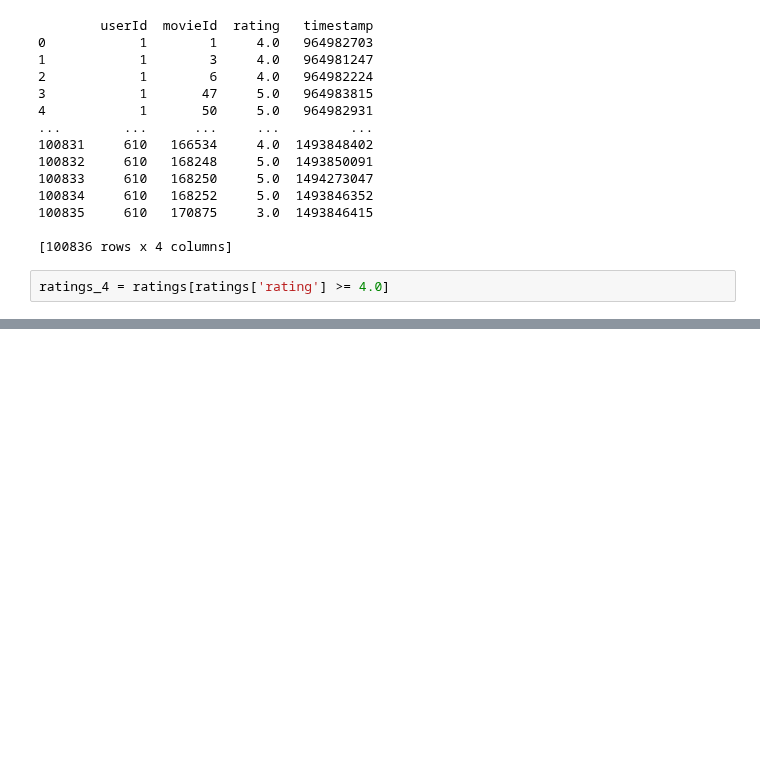
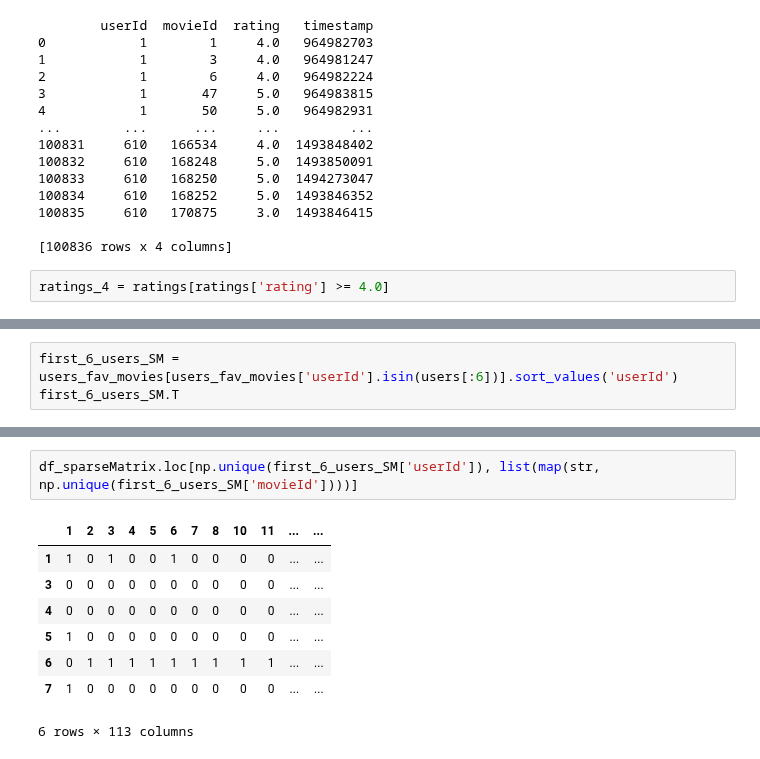
Before and after one commit to Sunthas515/420-1, a Jupyter notebook: Assessment 1C/Question1.ipynb, the cells around one changed output, grey strips where cells are left out. Saved outputs shown, nothing was run; the diff lists cells and outputs as text; blank space fills up the shorter version.

```diff
--- a/Assessment 1C/Question1.ipynb
+++ b/Assessment 1C/Question1.ipynb
@@ -126,0 +176,3 @@ user_movies.T
+# %%
+first_6_users_SM = users_fav_movies[users_fav_movies['userId'].isin(users[:6])].sort_values('userId')
+first_6_users_SM.T
@@ -126,0 +186,11 @@ user_movies.T
+# %%
+df_sparseMatrix.loc[np.unique(first_6_users_SM['userId']), list(map(str, np.unique(first_6_users_SM['movieId'])))]
+# %% [output]
+|  | 1 | 2 | 3 | 4 | 5 | 6 | 7 | 8 | 10 | 11 | ... | ... |
+| 1 | 1 | 0 | 1 | 0 | 0 | 1 | 0 | 0 | 0 | 0 | ... | ... |
+| 3 | 0 | 0 | 0 | 0 | 0 | 0 | 0 | 0 | 0 | 0 | ... | ... |
+| 4 | 0 | 0 | 0 | 0 | 0 | 0 | 0 | 0 | 0 | 0 | ... | ... |
+| 5 | 1 | 0 | 0 | 0 | 0 | 0 | 0 | 0 | 0 | 0 | ... | ... |
+| 6 | 0 | 1 | 1 | 1 | 1 | 1 | 1 | 1 | 1 | 1 | ... | ... |
+| 7 | 1 | 0 | 0 | 0 | 0 | 0 | 0 | 0 | 0 | 0 | ... | ... |
+6 rows × 113 columns
```
Also changed, not shown: parts of 19 cells of this notebook.
